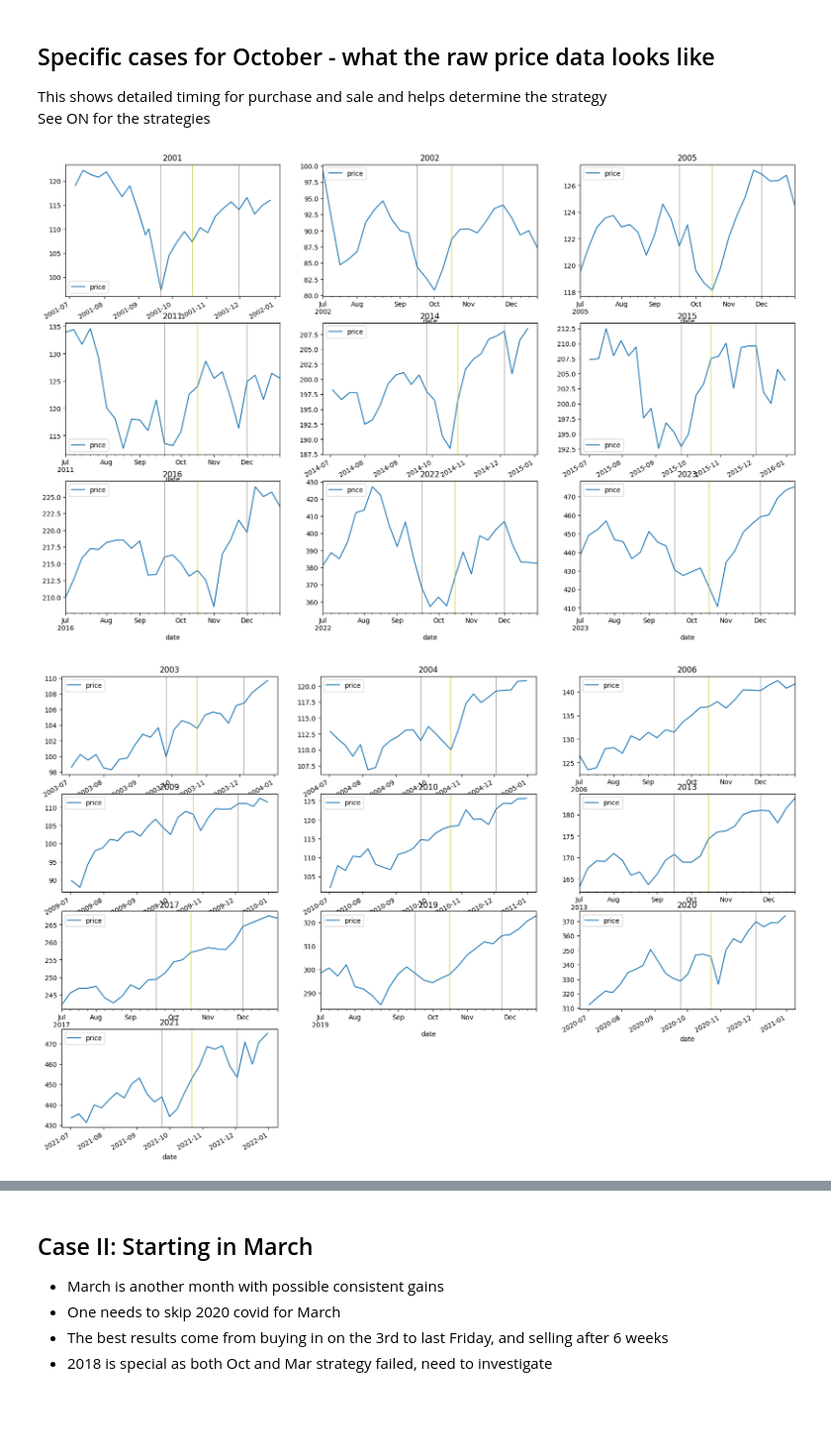
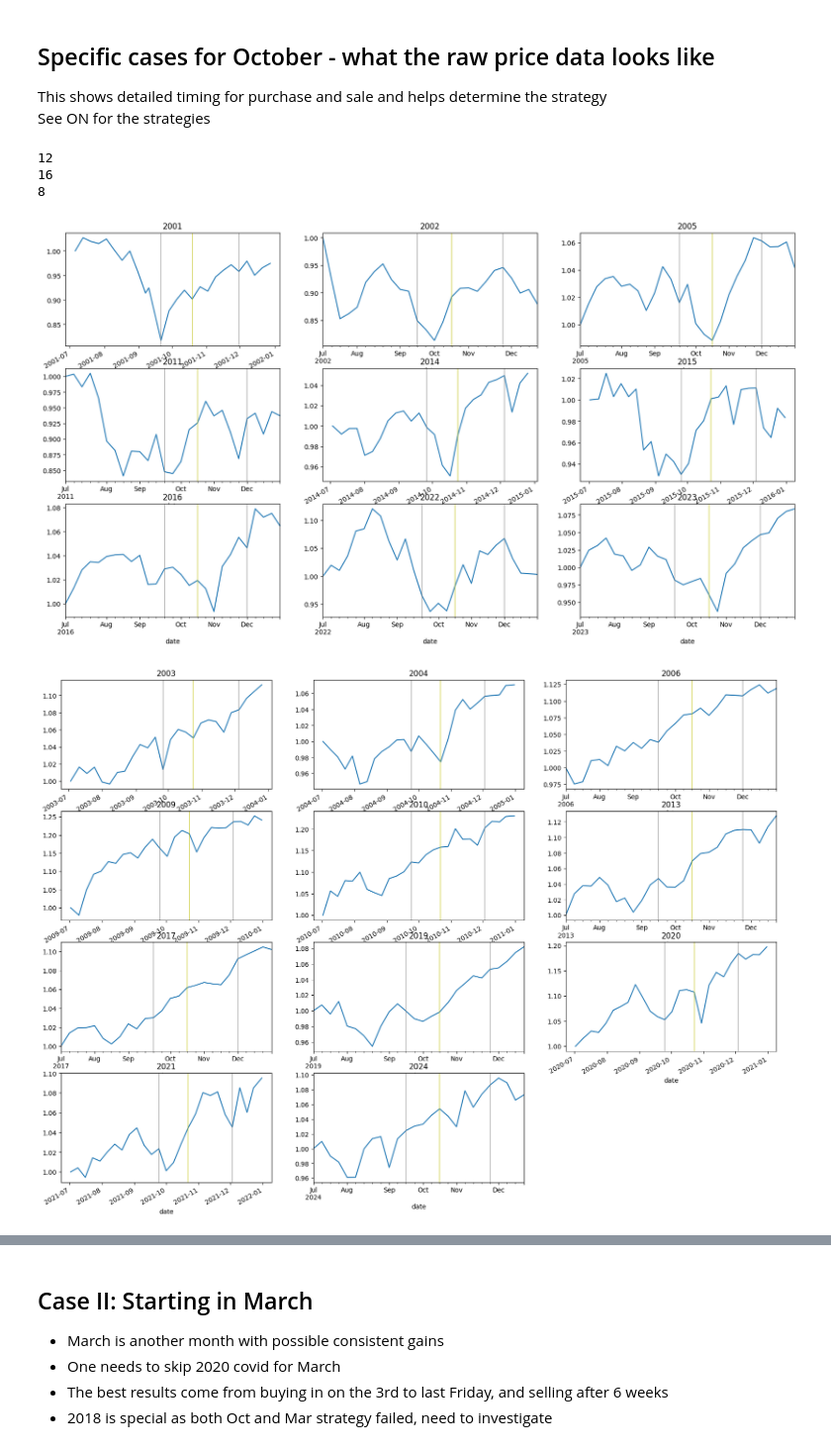
Before and after one commit to yuwei2341/stocks, a Jupyter notebook: SP500_cycle.ipynb, the cells around one changed output, grey strips where cells are left out. Shown at 99% size. Cells and saved outputs as stored; diff of their text form; code cells hidden in the pictures; blank space fills up the shorter version.

```diff
--- a/SP500_cycle.ipynb
+++ b/SP500_cycle.ipynb
@@ -168,6 +168,7 @@ class StockCycle:
         cols_fig=3,
         vline1_week=4,
         vline2_week=6,
+        is_normalize=True,
     ):
         """Plot price series around a certain month for specific years"""
 
@@ -195,9 +196,10 @@ class StockCycle:
             group = group.set_index(
                 "date"
             )  # axvline and plot use different logic for x, I need to make sure they are consistent
-
-            group.plot(y="price", ax=ax, title=year)
-
+            y = group['price']
+            if is_normalize:
+                y /= y.iloc[0]
+            y.plot(ax=ax, title=year)
             x_value = group[
                 (group.week_of_month_reverse == week_of_month_reverse)
                 & (group.month == month)
@@ -313,17 +313,21 @@ This shows detailed timing for purchase and sale and helps determine the strateg
 See ON for the strategies
 # %%
 year_v = [2001, 2002, 2005, 2011, 2014, 2015, 2016, 2022, 2023]
-year_up = [2003, 2004, 2006, 2009, 2010, 2013, 2017, 2019, 2020, 2021]
+year_up = [2003, 2004, 2006, 2009, 2010, 2013, 2017, 2019, 2020, 2021, 2024]
 year_bad = [2007, 2008, 2012, 2018]
+is_normalize = True
 spy_cycle.plot_price_history(
-    year_center="October", years=year_v, cols_fig=3, rows_fig=3
+    year_center="October", years=year_v, cols_fig=3, rows_fig=3, is_normalize=is_normalize,
 )
 spy_cycle.plot_price_history(
-    year_center="October", years=year_up, cols_fig=3, rows_fig=4
+    year_center="October", years=year_up, cols_fig=3, rows_fig=4, is_normalize=is_normalize,
 )
 spy_cycle.plot_price_history(
-    year_center="October", years=year_bad, cols_fig=2, rows_fig=2
+    year_center="October", years=year_bad, cols_fig=2, rows_fig=2, is_normalize=is_normalize,
 )
 # %% [output]
+12
+16
+8
-[figure, old version]
+[figure, new version]
-[figure, old version]
+[figure, new version]
```
Also changed, not shown: parts of 8 cells of this notebook, 2 other files.
